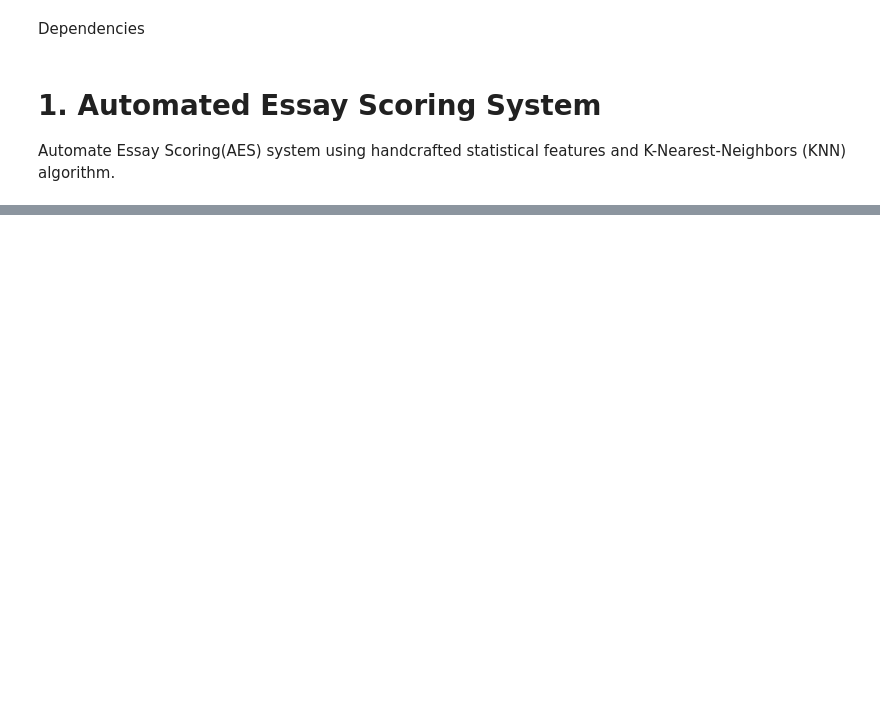
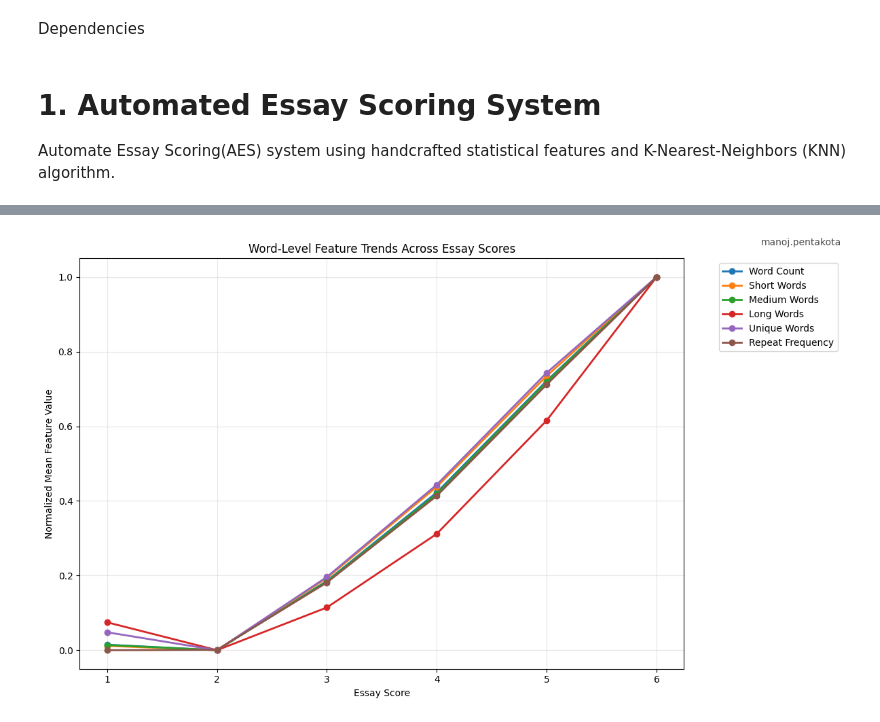
Before and after one commit to suryamanoj4/SMAI-A1, a Jupyter notebook: SMAI_A1.ipynb, the cells around one changed output, grey strips where cells are left out. Cells and saved outputs as stored; diff of their text form; code cells hidden in the pictures; blank space fills up the shorter version.

```diff
--- a/SMAI_A1.ipynb
+++ b/SMAI_A1.ipynb
@@ -57,0 +264,47 @@ df.head()
+# %%
+# word level features trends across score range
+
+word_features = [
+    'word_count',
+    'short_words',
+    'medium_words',
+    'long_words',
+    'unique_words',
+    'repeat_frequency'
+]
+plt.figure(figsize=(12, 7))
+for feature in word_features:
+    mean_values = df.groupby('score')[feature].mean()
+    # Normalize so features with different scales can be compared
+    mean_values = (
+        mean_values - mean_values.min()
+    ) / (
+        mean_values.max() - mean_values.min()
+    )
+    plt.plot(
+        mean_values.index,
+        mean_values.values,
+        marker='o',
+        linewidth=2,
+        label=feature.replace('_', ' ').title()
+    )
+plt.title('Word-Level Feature Trends Across Essay Scores')
+plt.xlabel('Essay Score')
+plt.ylabel('Normalized Mean Feature Value')
+plt.legend(
+    bbox_to_anchor=(1.05, 1),
+    loc='upper left'
+)
+plt.grid(alpha=0.3)
+plt.figtext(
+    0.99, 0.99,
+    "manoj.pentakota",
+    ha='right',
+    va='top',
+    fontsize=10,
+    alpha=0.7
+)
+plt.tight_layout()
+plt.show()
+# %% [output]
+[figure, added]
```
Also changed, not shown: parts of 6 cells of this notebook.
